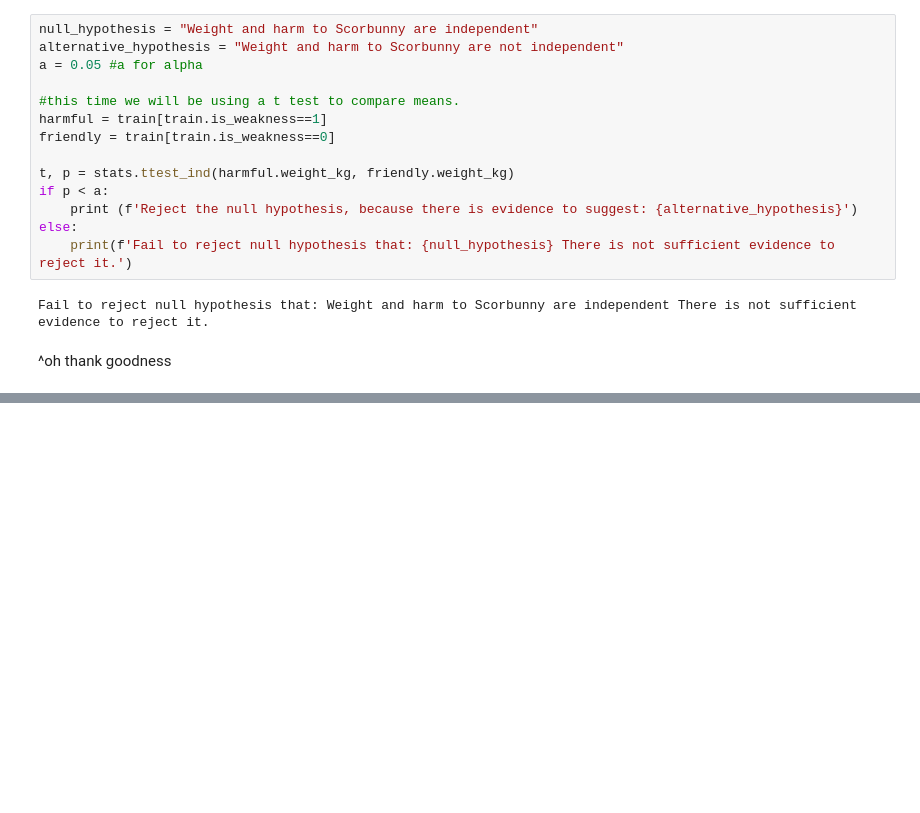
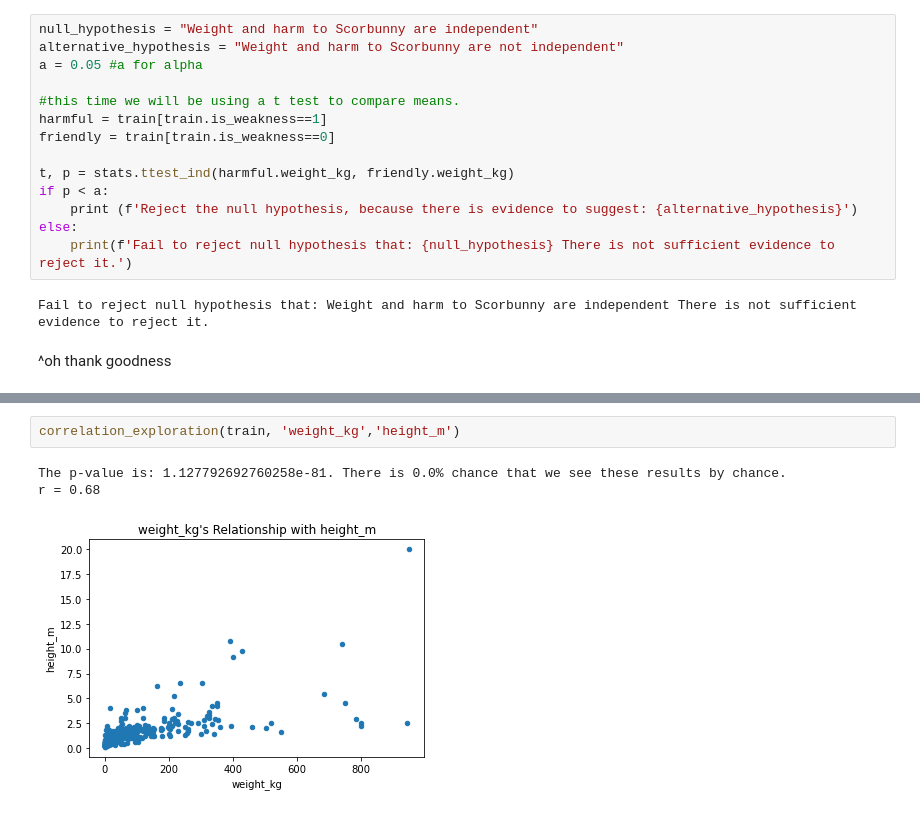
Before and after one commit to annah-vu/pokemon_project, a Jupyter notebook: second_notebook.ipynb, the cells around one changed output, grey strips where cells are left out. Drawn from its saved outputs; the diff is of its cells as text; blank space fills up the shorter version.

```diff
--- a/second_notebook.ipynb
+++ b/second_notebook.ipynb
@@ -794,0 +838,6 @@ Fail to reject null hypothesis that: Weight and harm to Scorbunny are independen
+# %%
+correlation_exploration(train, 'weight_kg','height_m')
+# %% [output]
+The p-value is: 1.127792692760258e-81. There is 0.0% chance that we see these results by chance.
+r = 0.68
+[figure, added]
```
Also changed, not shown: parts of 12 cells of this notebook.
